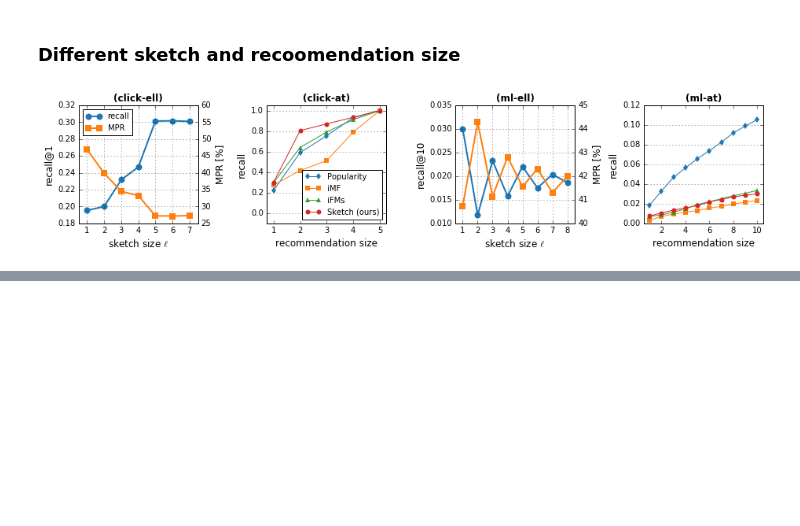
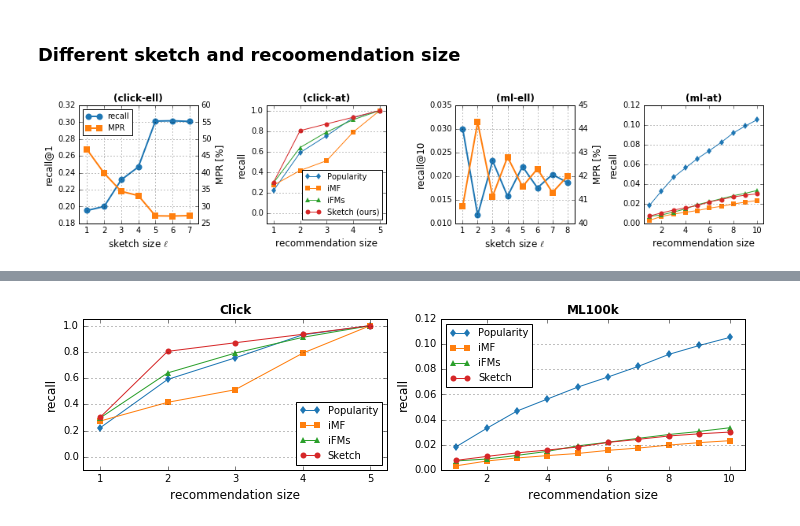
Before and after one commit to takuti/stream-recommender, a Jupyter notebook: notebook/paper-sketch.ipynb, the cells around one changed output, grey strips where cells are left out. Cells and saved outputs as stored; diff of their text form; code cells hidden in the pictures; blank space fills up the shorter version.

```diff
--- a/notebook/paper-sketch.ipynb
+++ b/notebook/paper-sketch.ipynb
@@ -611,0 +670,79 @@ Update: 0.00000 sec
+# %%
+### 2: @ on click
+popular = []
+iMF = []
+iFMs = []
+sketch = []
+at_max = 5
+n_item = 5
+
+for at in range(1, at_max + 1):
+    res = parse_result('../results/chiir-2017/click/popular.tsv', window_size=3000, at=at, n_item=n_item)
+    popular.append(res['static_recall'])
+
+    res = parse_result('../results/chiir-2017/click/iMF.tsv', window_size=3000, at=at, n_item=n_item)
+    iMF.append(res['static_recall'])
+
+    res = parse_result('../results/chiir-2017/click/iFMs.tsv', window_size=3000, at=at, n_item=n_item)
+    iFMs.append(res['static_recall'])
+
+    res = parse_result('../results/chiir-2017/click/sketch/ell_7.tsv', window_size=3000, at=at, n_item=n_item)
+    sketch.append(res['static_recall'])
+
+plt.subplot(1, 2, 1)
+plt.title('Click', fontweight='bold')
+plt.plot(range(1, at_max + 1), popular, c=colors[0], marker='d', mew=0.0, label='Popularity')
+plt.plot(range(1, at_max + 1), iMF, c=colors[2], marker='s', mew=0.0, label='iMF')
+plt.plot(range(1, at_max + 1), iFMs, c=colors[4], marker='^', mew=0.0, label='iFMs')
+plt.plot(range(1, at_max + 1), sketch, c=colors[6], marker='o', mew=0.0, label='Sketch')
+plt.legend(loc=4, fontsize=10)
+ax = plt.gca()
+ax.yaxis.grid()
+ax.set_xlim([0.75, 5.25])
+ax.set_ylim([-0.099, 1.05])
+ax.set_xticks([1, 2, 3, 4, 5])
+ax.set_xlabel('recommendation size')
+ax.set_ylabel('recall')
+
+### 4: @ on ML100k
+popular = []
+iMF = []
+iFMs = []
+sketch = []
+at_max = 10
+n_item = 1172
+
+for at in range(1, at_max + 1):
+    res = parse_result('../results/chiir-2017/ML100k/popular.tsv', window_size=3000, at=at, n_item=n_item)
+    popular.append(res['static_recall'])
+
+    res = parse_result('../results/chiir-2017/ML100k/iMF.tsv', window_size=3000, at=at, n_item=n_item)
+    iMF.append(res['static_recall'])
+
+    res = parse_result('../results/chiir-2017/ML100k/iFMs.tsv', window_size=3000, at=at, n_item=n_item)
+    iFMs.append(res['static_recall'])
+
+    res = parse_result('../results/chiir-2017/ML100k/sketch/ell_1.tsv', window_size=3000, at=at, n_item=n_item)
+    sketch.append(res['static_recall'])
+
+plt.subplot(1, 2, 2)
+plt.title('ML100k', fontweight='bold')
+plt.plot(range(1, at_max + 1), popular, c=colors[0], marker='d', mew=0.0, label='Popularity')
+plt.plot(range(1, at_max + 1), iMF, c=colors[2], marker='s', mew=0.0, label='iMF')
+plt.plot(range(1, at_max + 1), iFMs, c=colors[4], marker='^', mew=0.0, label='iFMs')
+plt.plot(range(1, at_max + 1), sketch, c=colors[6], marker='o', mew=0.0, label='Sketch')
+plt.legend(loc=2, fontsize=10)
+ax = plt.gca()
+ax.yaxis.grid()
+ax.set_xlabel('recommendation size')
+ax.set_ylabel('recall')
+ax.set_xlim([0.5, 10.5])
+
+fig = plt.gcf()
+fig.set_size_inches((10, 3))
+fig.patch.set_alpha(0.0)
+plt.tight_layout()
+
+fig.savefig('../../../paper/images/thesis/different_at.eps')
+# %% [output]
+[figure, added]
```
Also changed, not shown: parts of 36 cells of this notebook.
